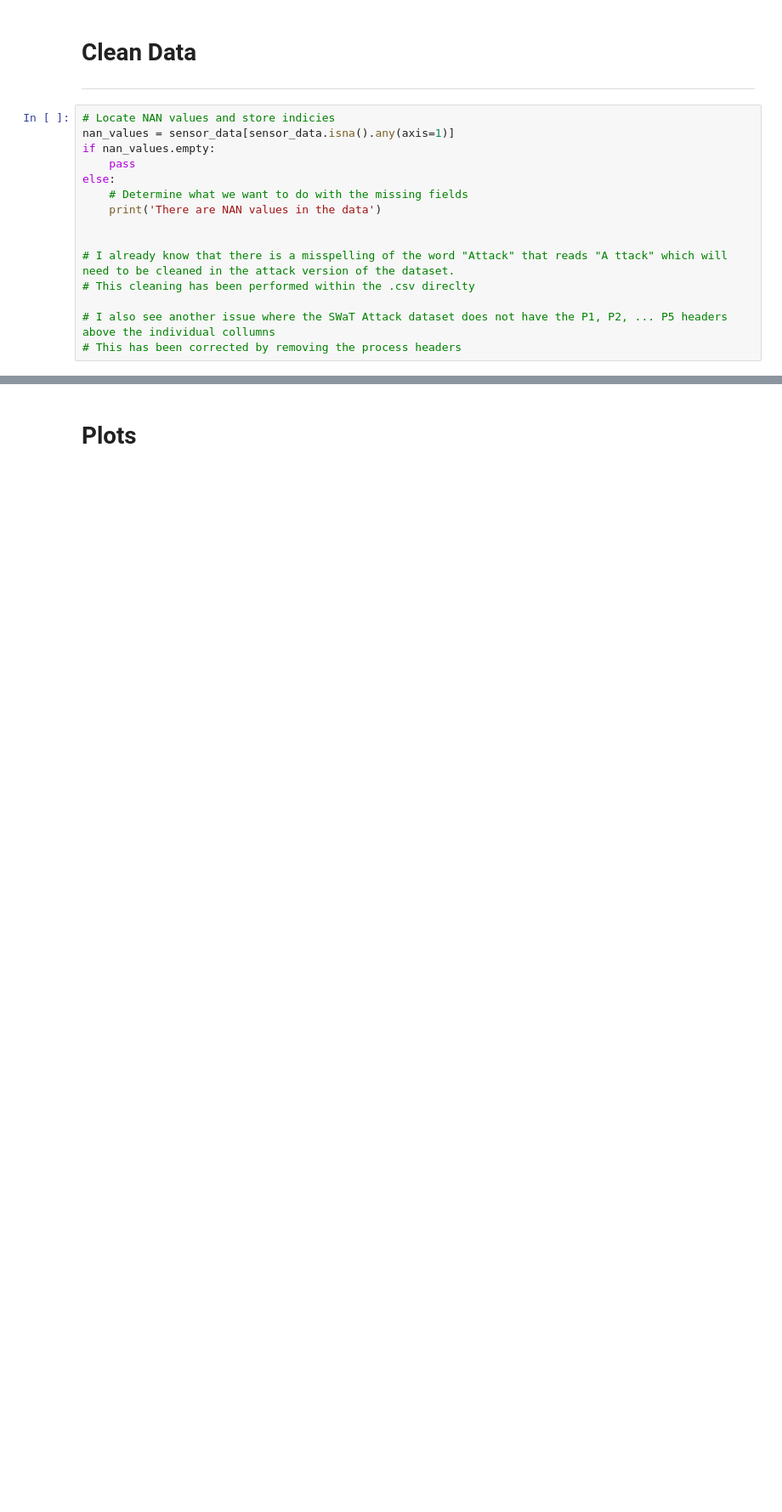
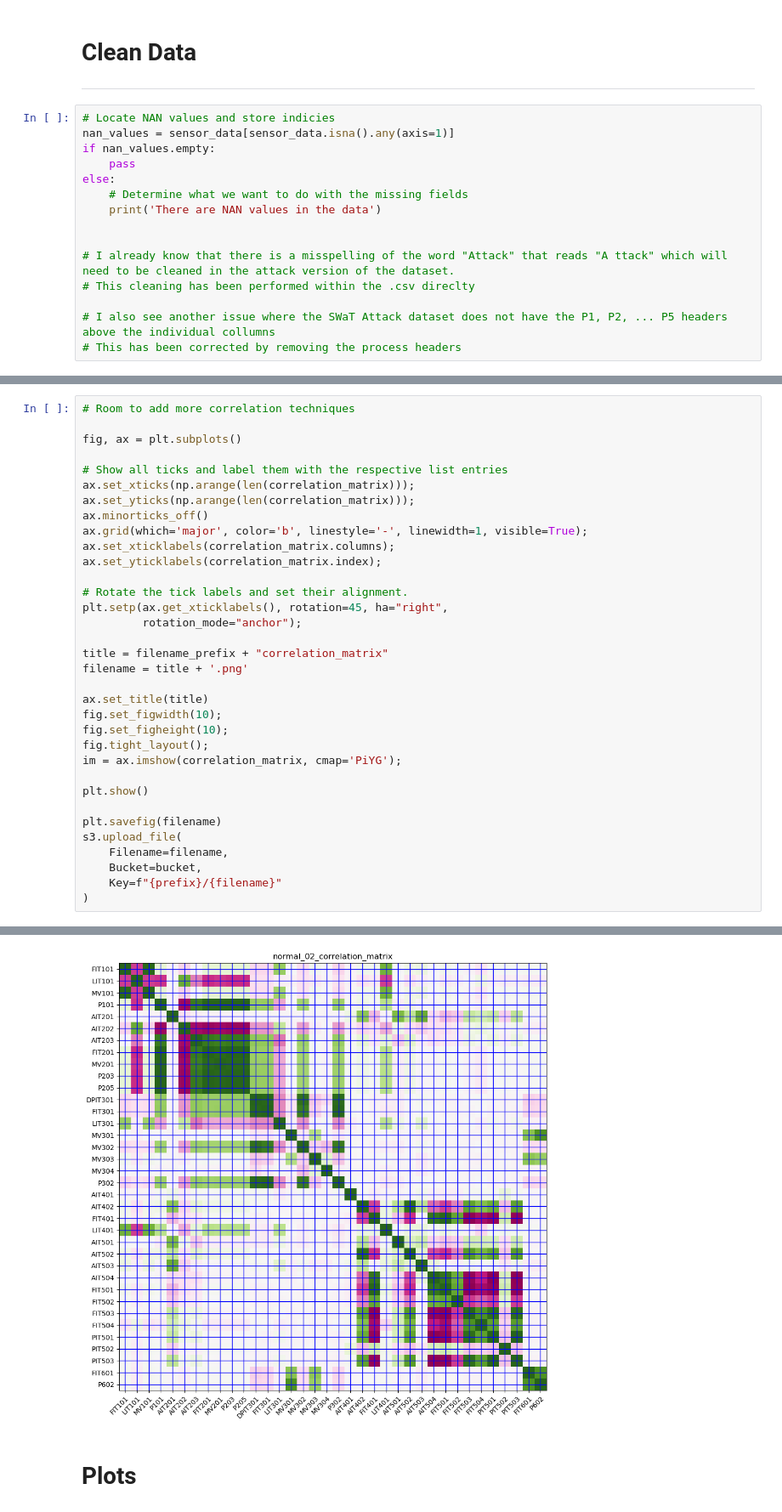
Before and after one commit to BigRandi/SWaT-Model, a Jupyter notebook: exploratory_analysis.ipynb, the cells around one changed output, grey strips where cells are left out. Shown: that part at 85% size. Saved outputs shown, nothing was run; the diff lists cells and outputs as text; blank space fills up the shorter version.

```diff
--- a/exploratory_analysis.ipynb
+++ b/exploratory_analysis.ipynb
@@ -247,0 +270,35 @@ s3.upload_file(
+# %%
+# Room to add more correlation techniques
+
+fig, ax = plt.subplots()
+
+# Show all ticks and label them with the respective list entries
+ax.set_xticks(np.arange(len(correlation_matrix)));
+ax.set_yticks(np.arange(len(correlation_matrix)));
+ax.minorticks_off()
+ax.grid(which='major', color='b', linestyle='-', linewidth=1, visible=True);
+ax.set_xticklabels(correlation_matrix.columns);
+ax.set_yticklabels(correlation_matrix.index);
+
+# Rotate the tick labels and set their alignment.
+plt.setp(ax.get_xticklabels(), rotation=45, ha="right",
+         rotation_mode="anchor");
+
+title = filename_prefix + "correlation_matrix"
+filename = title + '.png'
+
+ax.set_title(title)
+fig.set_figwidth(10);
+fig.set_figheight(10);
+fig.tight_layout();
+im = ax.imshow(correlation_matrix, cmap='PiYG');
+
+plt.show()
+
+plt.savefig(filename)
+s3.upload_file(
+    Filename=filename,
+    Bucket=bucket,
+    Key=f"{prefix}/{filename}"
+)
+# %% [output]
@@ -248,3 +306,4 @@ s3.upload_file(
+[figure, added]
 # %% [markdown]
 # Plots
 # %%
```
Also changed, not shown: parts of 16 cells of this notebook.
